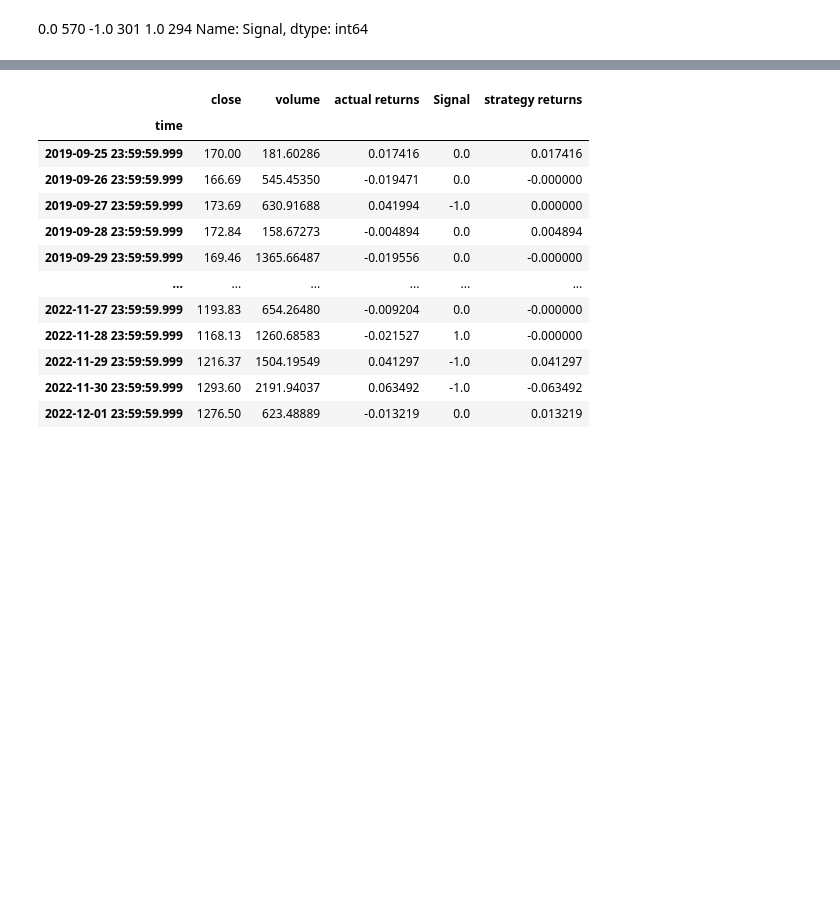
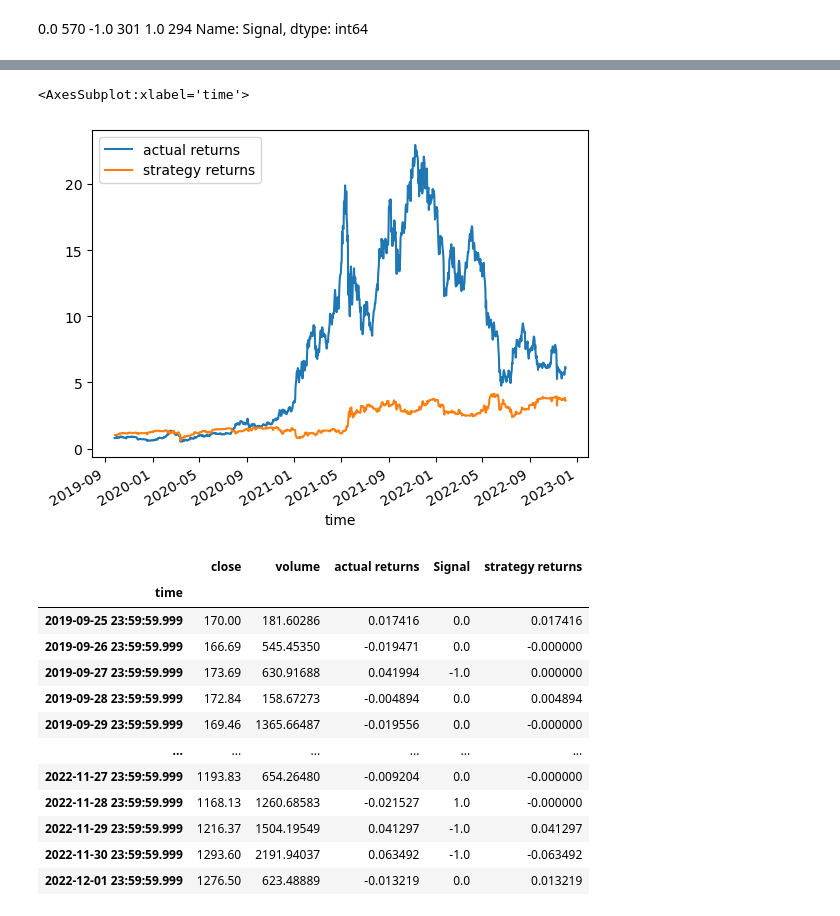
Before and after one commit to jdonnelly0804/project-2, a Jupyter notebook: Resources/Alpha.ipynb, the cells around one changed output, grey strips where cells are left out. Saved outputs shown, nothing was run; the diff lists cells and outputs as text; code cells hidden in the pictures; blank space fills up the shorter version.

```diff
--- a/Resources/Alpha.ipynb
+++ b/Resources/Alpha.ipynb
@@ -236,3 +245,8 @@ See the caveats in the documentation: https://pandas.pydata.org/pandas-docs/stab
+# %%
+(1 + signals_df[["actual returns", "strategy returns"]]).cumprod().plot()
+# %% [output]
+<AxesSubplot:xlabel='time'>
+[figure, added]
 # %%
 signals_df = signals_df.dropna()
 signals_df
```
Also changed, not shown: parts of 7 cells of this notebook, 1 other file.
